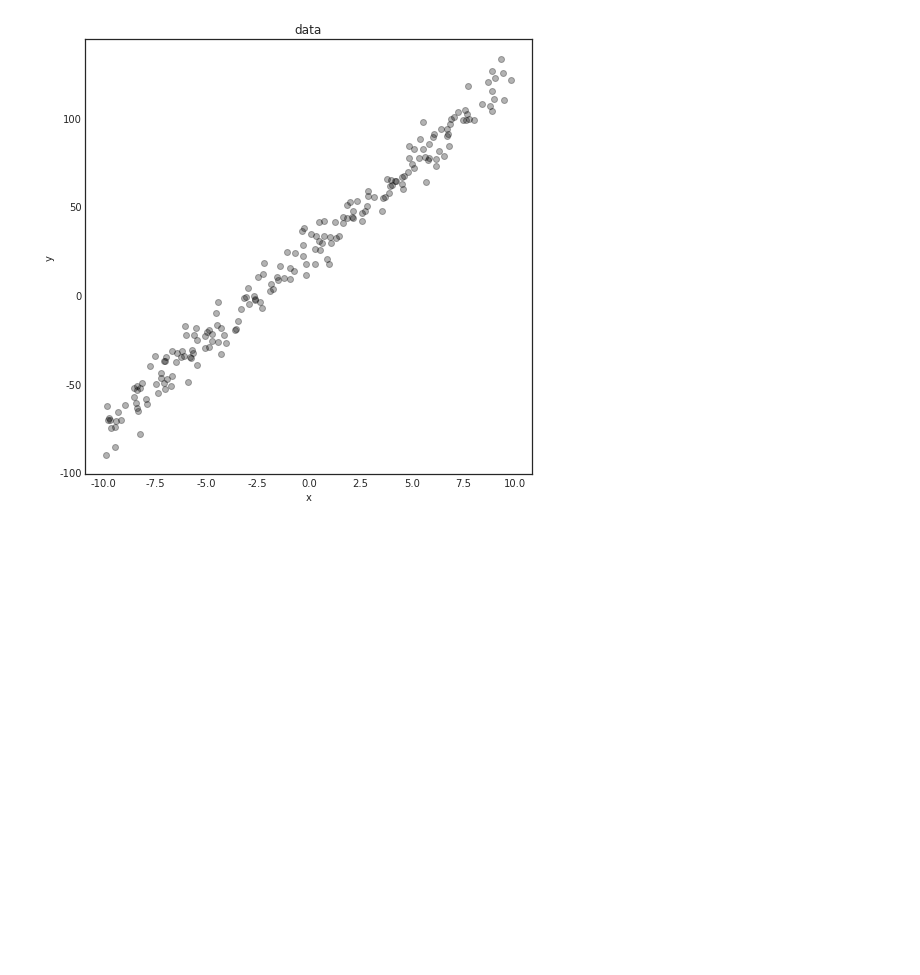
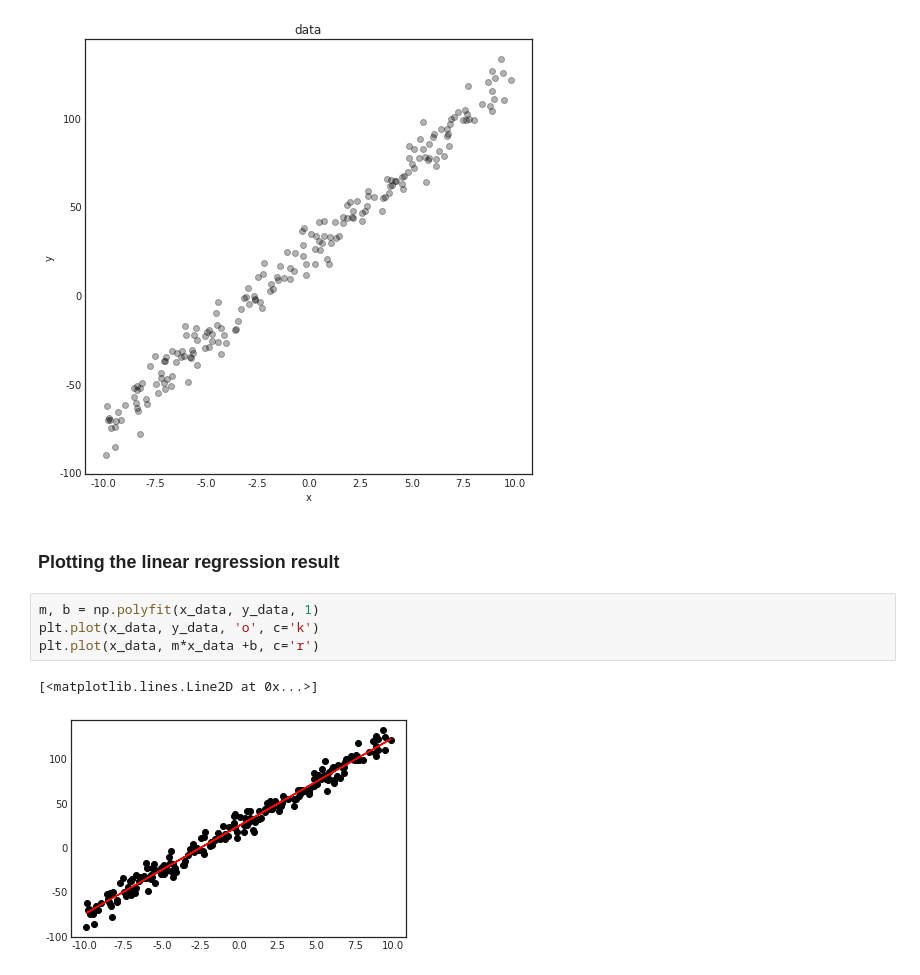
Before and after one commit to cheonginho/Machine-Learing, a Jupyter notebook: ML-assignment03.ipynb, the cells around one changed output. Cells and saved outputs as stored; diff of their text form; blank space fills up the shorter version.

Commit message:
Plotting the linear regression result

```diff
--- a/ML-assignment03.ipynb
+++ b/ML-assignment03.ipynb
@@ -24,3 +26,12 @@ plt.scatter(x_data, y_data, alpha=0.3,c='k')
 plt.show()
 # %% [output]
 [figure]
+# %% [markdown]
+### Plotting the linear regression result
+# %%
+m, b = np.polyfit(x_data, y_data, 1)
+plt.plot(x_data, y_data, 'o', c='k')
+plt.plot(x_data, m*x_data +b, c='r')
+# %% [output]
+[<matplotlib.lines.Line2D at 0x...>]
+[figure, added]
```
Also changed, not shown: parts of 1 cell of this notebook.
